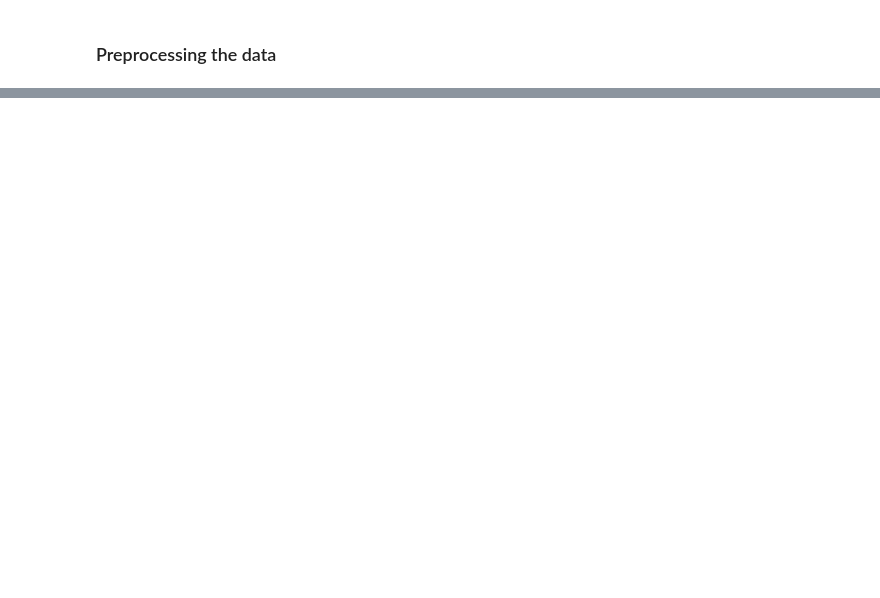
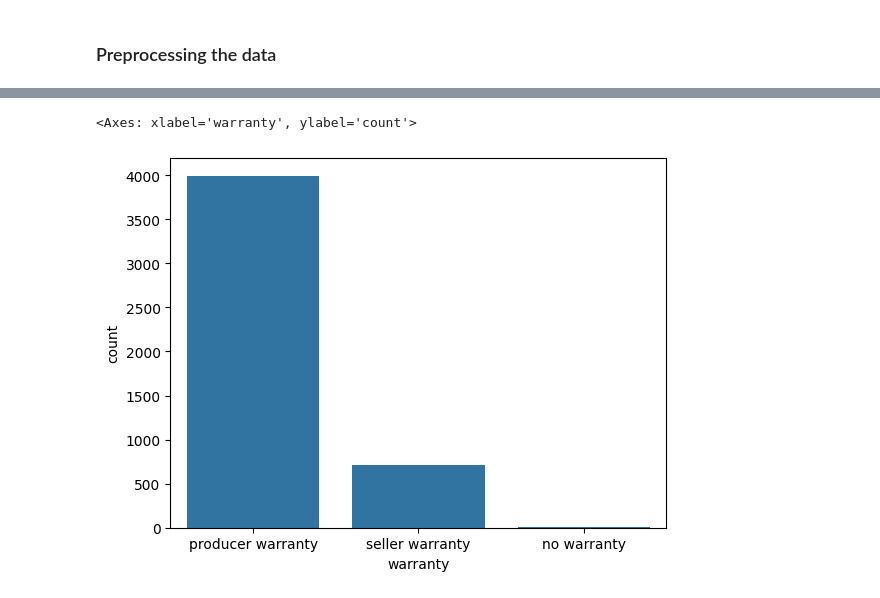
Before and after one commit to nitanshuj/Analysis-for-Fun, a Jupyter notebook: Laptop Price Prediction/nb1_lap_price_pred.ipynb, the cells around one changed output, grey strips where cells are left out. Saved outputs shown, nothing was run; the diff lists cells and outputs as text; code cells hidden in the pictures; blank space fills up the shorter version.

```diff
--- a/Laptop Price Prediction/nb1_lap_price_pred.ipynb
+++ b/Laptop Price Prediction/nb1_lap_price_pred.ipynb
@@ -322,0 +280,5 @@ df.head()
+# %%
+sns.countplot(x='warranty', data=df1, order = df1['warranty'].value_counts().index)
+# %% [output]
+<Axes: xlabel='warranty', ylabel='count'>
+[figure, added]
```
Also changed, not shown: parts of 47 cells of this notebook.
